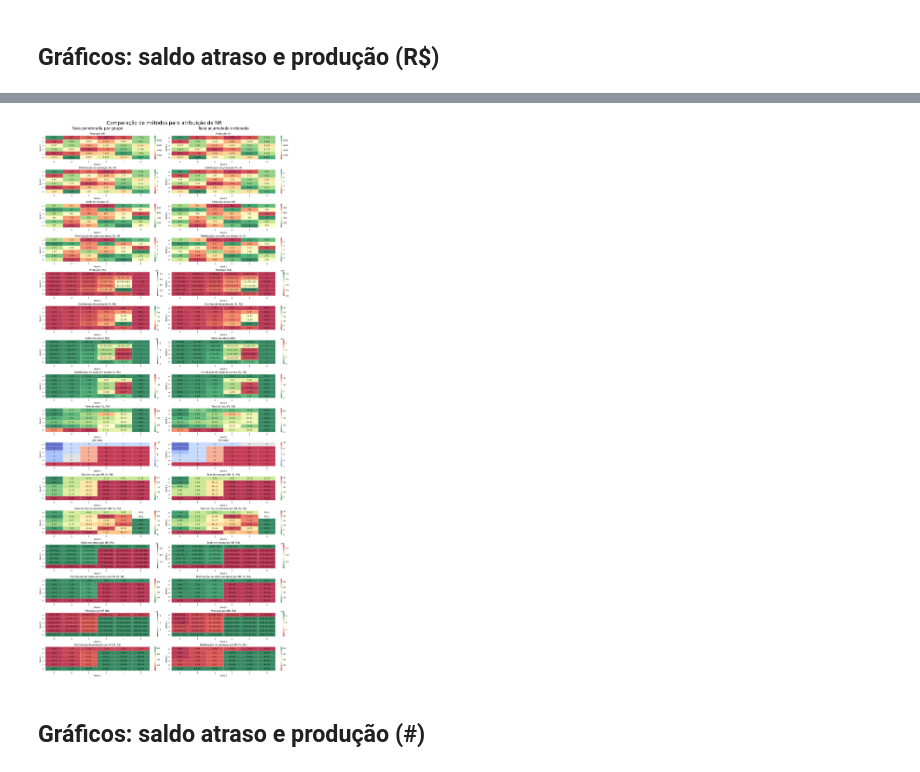
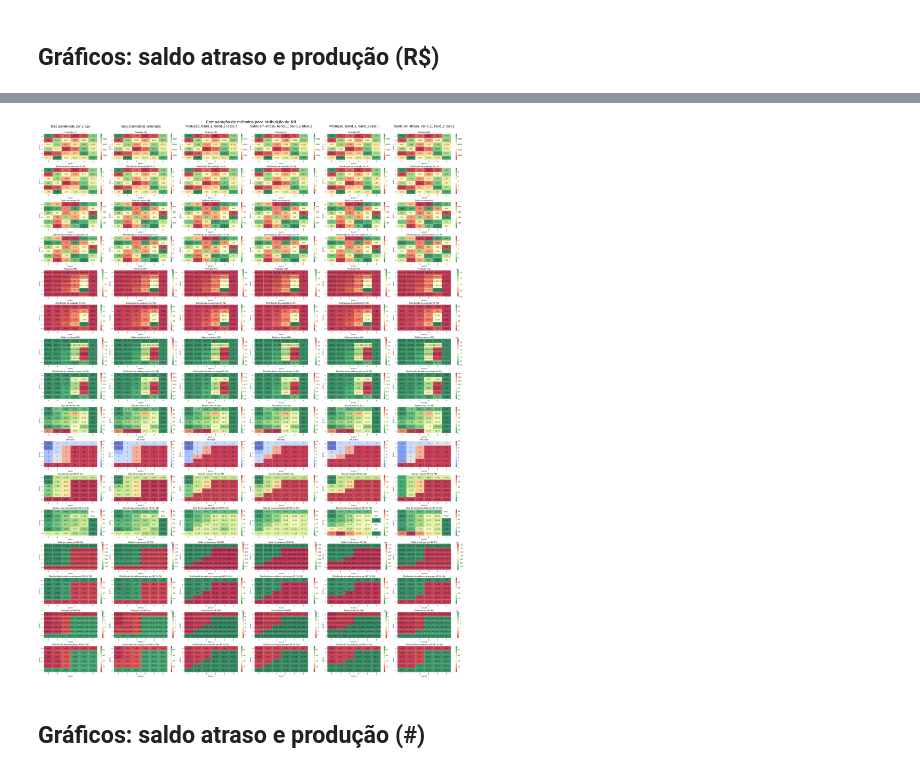
Before and after one commit to ebprado/Bayesian-clustering, a Jupyter notebook: NR_ajustado_v3.ipynb, the cells around one changed output, grey strips where cells are left out. Drawn from its saved outputs; the diff is of its cells as text; code cells hidden in the pictures.

Commit message:
Update NR assignment

```diff
--- a/NR_ajustado_v3.ipynb
+++ b/NR_ajustado_v3.ipynb
@@ -752,3 +765,11 @@ Ordered-prefix approach:
 |     2|     4|      925807|  5340201|  734.216416644485| 4662.177495071284| 17.33655718202367|15.748358302974882|  4.546038755324183| 2.7487548291399246| 0.48472320605797853|  0.6686105289459012|     ...
 +------+------+------------+---------+------------------+------------------+------------------+------------------+-------------------+-------------------+--------------------+--------------------+---- ...
 only showing top 20 rows
+# %%
+producao_prefix_results = assign_monotone_nr(
+    df,
+    approach="producao_prefix",
+)
+
+print("Produção-prefix approach:")
+producao_prefix_results.show()
@@ -754,0 +812,8 @@ only showing top 20 rows
+# %%
+saldo_atraso_prefix_results = assign_monotone_nr(
+    df,
+    approach="saldo_atraso_prefix",
+)
+
+print("Saldo-atraso-prefix approach:")
+saldo_atraso_prefix_results.show()
@@ -754,0 +856,8 @@ only showing top 20 rows
+# %%
+producao_prefix_asc_results = assign_monotone_nr(
+    df,
+    approach="producao_prefix_asc",
+)
+
+print("Produção ascending-prefix approach:")
+producao_prefix_asc_results.show()
@@ -754,0 +900,8 @@ only showing top 20 rows
+# %%
+saldo_atraso_prefix_asc_results = assign_monotone_nr(
+    df,
+    approach="saldo_atraso_prefix_asc",
+)
+
+print("Saldo-atraso ascending-prefix approach:")
+saldo_atraso_prefix_asc_results.show()
@@ -765,6 +954,10 @@ approaches = {
     # "Ordered-prefix constraints": ordered_prefix_results,
     "Taxa ponderada por grupo": group_weighted_results,
     "Taxa acumulada ordenada": ordered_prefix_results,
+    "Produção, band_1, band_2 (desc.)": producao_prefix_results,
+    "Saldo em atraso, band_1, band_2 (desc.)": saldo_atraso_prefix_results,
+    "Produção, band_1, band_2 (asc.)": producao_prefix_asc_results,
+    "Saldo em atraso, band_1, band_2 (asc.)": saldo_atraso_prefix_asc_results,
 }
 
 approach_pdfs = {
@@ -853,7 +1046,7 @@ def draw_heatmap(ax, pdf, metric, title, fmt, cmap_name, vmin, vmax):
 fig, axes = plt.subplots(
     nrows=len(heatmap_metrics),
     ncols=len(approach_pdfs),
-    figsize=(18, 2.5 * len(heatmap_metrics)),
+    figsize=(6.5 * len(approach_pdfs), 3.2 * len(heatmap_metrics)),
     constrained_layout=True,
 )
 
@@ -888,4 +1098,4 @@ plt.show()
-[figure, old version]
+[figure, new version]
 # %% [markdown]
 ## Gráficos: saldo atraso e produção (#)
 # %%
```
Also changed, not shown: parts of 10 cells of this notebook.
